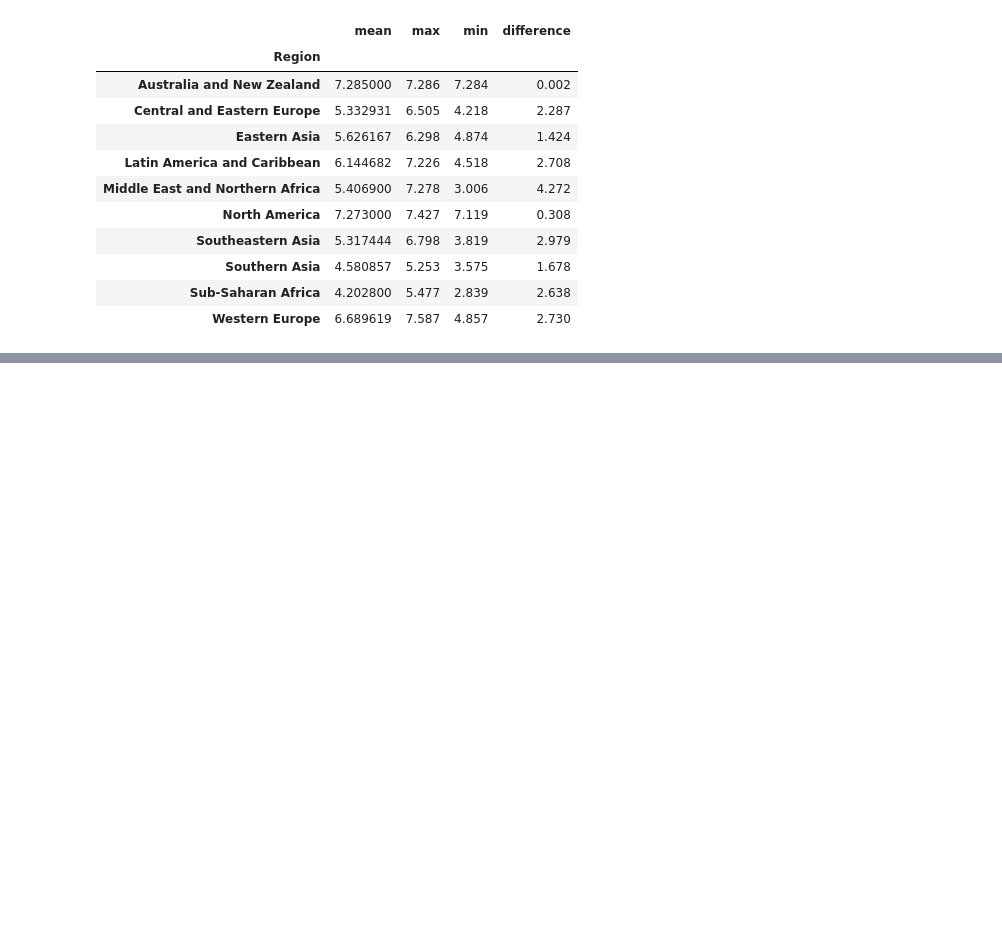
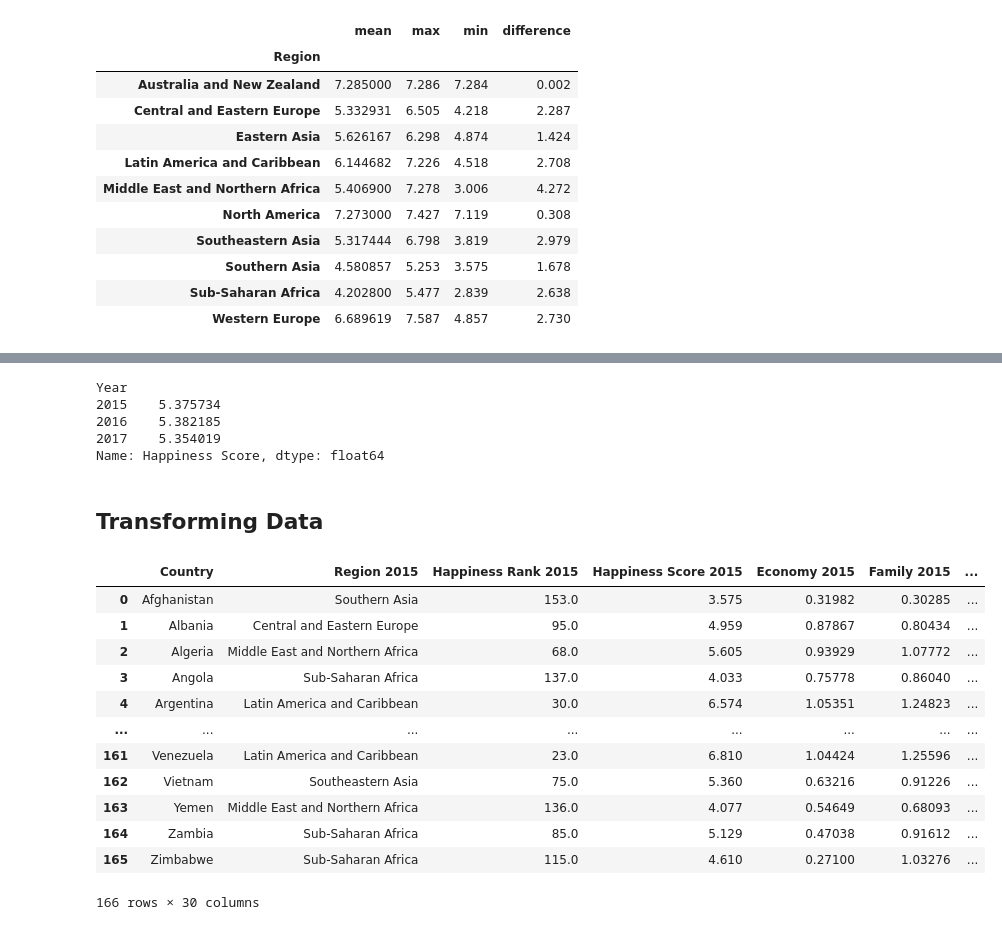
Before and after one commit to icta-tecaji/python-data-analysis-public, a Jupyter notebook: Del_06_Agregacija_združevanje_in_tranformacija_podatkov/06_Agregacija_združevanje_in_tranformacija_podatkov_CLEAN.ipynb, the cells around one changed output, grey strips where cells are left out. Saved outputs shown, nothing was run; the diff lists cells and outputs as text; code cells hidden in the pictures; blank space fills up the shorter version.

```diff
--- a/Del_06_Agregacija_združevanje_in_tranformacija_podatkov/06_Agregacija_združevanje_in_tranformacija_podatkov_CLEAN.ipynb
+++ b/Del_06_Agregacija_združevanje_in_tranformacija_podatkov/06_Agregacija_združevanje_in_tranformacija_podatkov_CLEAN.ipynb
@@ -102,0 +363,27 @@ happiness_2015.groupby("Region")["Happiness Score"].agg(["mean", "max", "min", d
+# %%
+# izračun povprečneha Happiness Scora po letih -> happiness_concated
+happiness_concated.groupby("Year")["Happiness Score"].mean()
+# %% [output]
+Year
+2015    5.375734
+2016    5.382185
+2017    5.354019
+Name: Happiness Score, dtype: float64
+# %% [markdown]
+## Transforming Data
+# %%
+happiness_merged
+# %% [output]
+|  | Country | Region 2015 | Happiness Rank 2015 | Happiness Score 2015 | Economy 2015 | Family 2015 | ... |
+| 0 | Afghanistan | Southern Asia | 153.0 | 3.575 | 0.31982 | 0.30285 | ... |
+| 1 | Albania | Central and Eastern Europe | 95.0 | 4.959 | 0.87867 | 0.80434 | ... |
+| 2 | Algeria | Middle East and Northern Africa | 68.0 | 5.605 | 0.93929 | 1.07772 | ... |
+| 3 | Angola | Sub-Saharan Africa | 137.0 | 4.033 | 0.75778 | 0.86040 | ... |
+| 4 | Argentina | Latin America and Caribbean | 30.0 | 6.574 | 1.05351 | 1.24823 | ... |
+| ... | ... | ... | ... | ... | ... | ... | ... |
+| 161 | Venezuela | Latin America and Caribbean | 23.0 | 6.810 | 1.04424 | 1.25596 | ... |
+| 162 | Vietnam | Southeastern Asia | 75.0 | 5.360 | 0.63216 | 0.91226 | ... |
+| 163 | Yemen | Middle East and Northern Africa | 136.0 | 4.077 | 0.54649 | 0.68093 | ... |
+| 164 | Zambia | Sub-Saharan Africa | 85.0 | 5.129 | 0.47038 | 0.91612 | ... |
+| 165 | Zimbabwe | Sub-Saharan Africa | 115.0 | 4.610 | 0.27100 | 1.03276 | ... |
+166 rows × 30 columns
```
Also changed, not shown: parts of 31 cells of this notebook, 2 other files.
